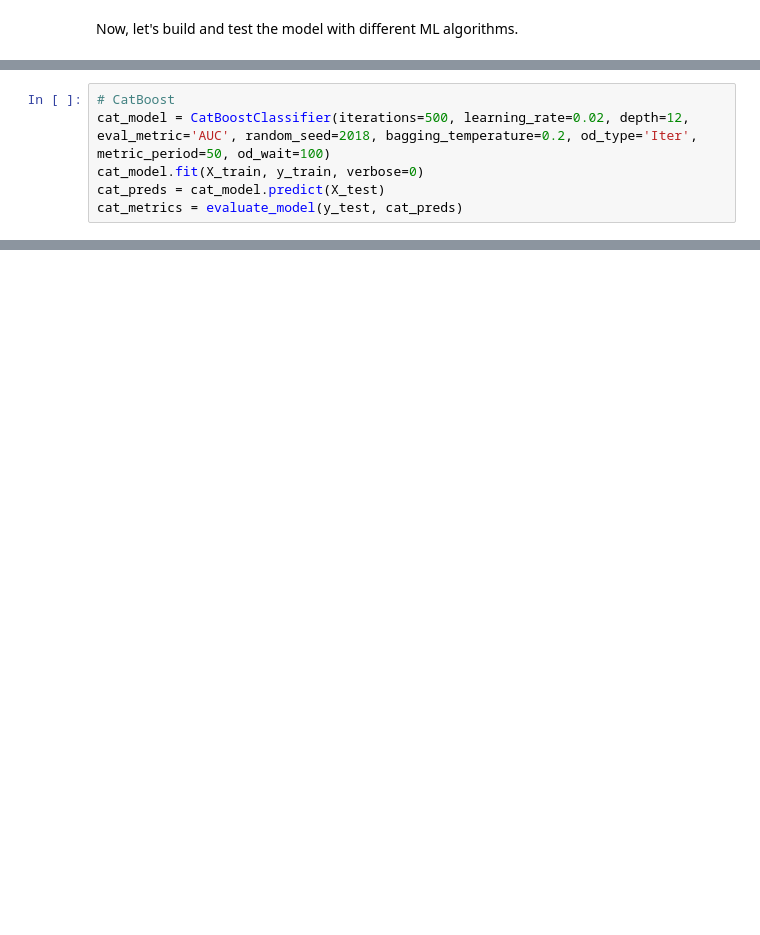
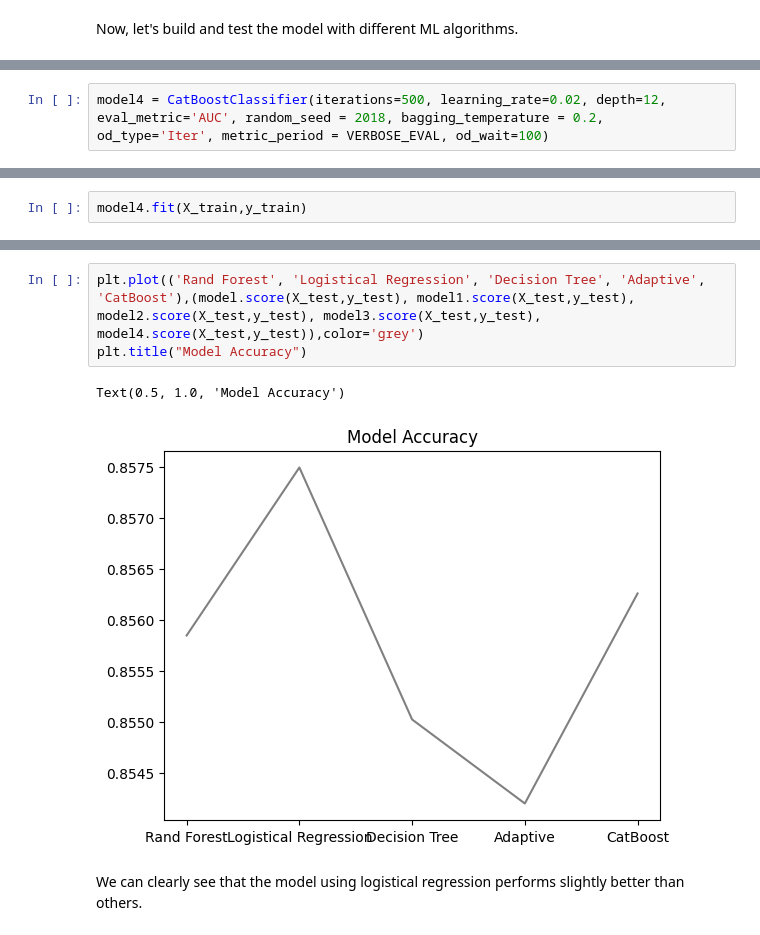
Before and after one commit to Akshat111111/Hedging-of-Financial-Derivatives, a Jupyter notebook: Credit Risk/CreditRisk.ipynb, the cells around one changed output, grey strips where cells are left out. Saved outputs shown, nothing was run; the diff lists cells and outputs as text; blank space fills up the shorter version.

```diff
--- a/Credit Risk/CreditRisk.ipynb
+++ b/Credit Risk/CreditRisk.ipynb
@@ -121,6 +296,2 @@ ada_metrics = evaluate_model(y_test, ada_preds)
 # %%
-# CatBoost
-cat_model = CatBoostClassifier(iterations=500, learning_rate=0.02, depth=12, eval_metric='AUC', random_seed=2018, bagging_temperature=0.2, od_type='Iter', metric_period=50, od_wait=100)
-cat_model.fit(X_train, y_train, verbose=0)
-cat_preds = cat_model.predict(X_test)
-cat_metrics = evaluate_model(y_test, cat_preds)
+model4 = CatBoostClassifier(iterations=500, learning_rate=0.02, depth=12, eval_metric='AUC', random_seed = 2018, bagging_temperature = 0.2, od_type='Iter', metric_period = VERBOSE_EVAL, od_wait=100)
@@ -170,0 +298,2 @@ plt.show()
+# %%
+model4.fit(X_train,y_train)
@@ -170,0 +352,8 @@ plt.show()
+# %%
+plt.plot(('Rand Forest', 'Logistical Regression', 'Decision Tree', 'Adaptive', 'CatBoost'),(model.score(X_test,y_test), model1.score(X_test,y_test), model2.score(X_test,y_test), model3.score(X_test,y_test), model4.score(X_test,y_test)),color='grey')
+plt.title("Model Accuracy")
+# %% [output]
+Text(0.5, 1.0, 'Model Accuracy')
+[figure, added]
+# %% [markdown]
+We can clearly see that the model using logistical regression performs slightly better than others.
```
Also changed, not shown: parts of 58 cells of this notebook.
